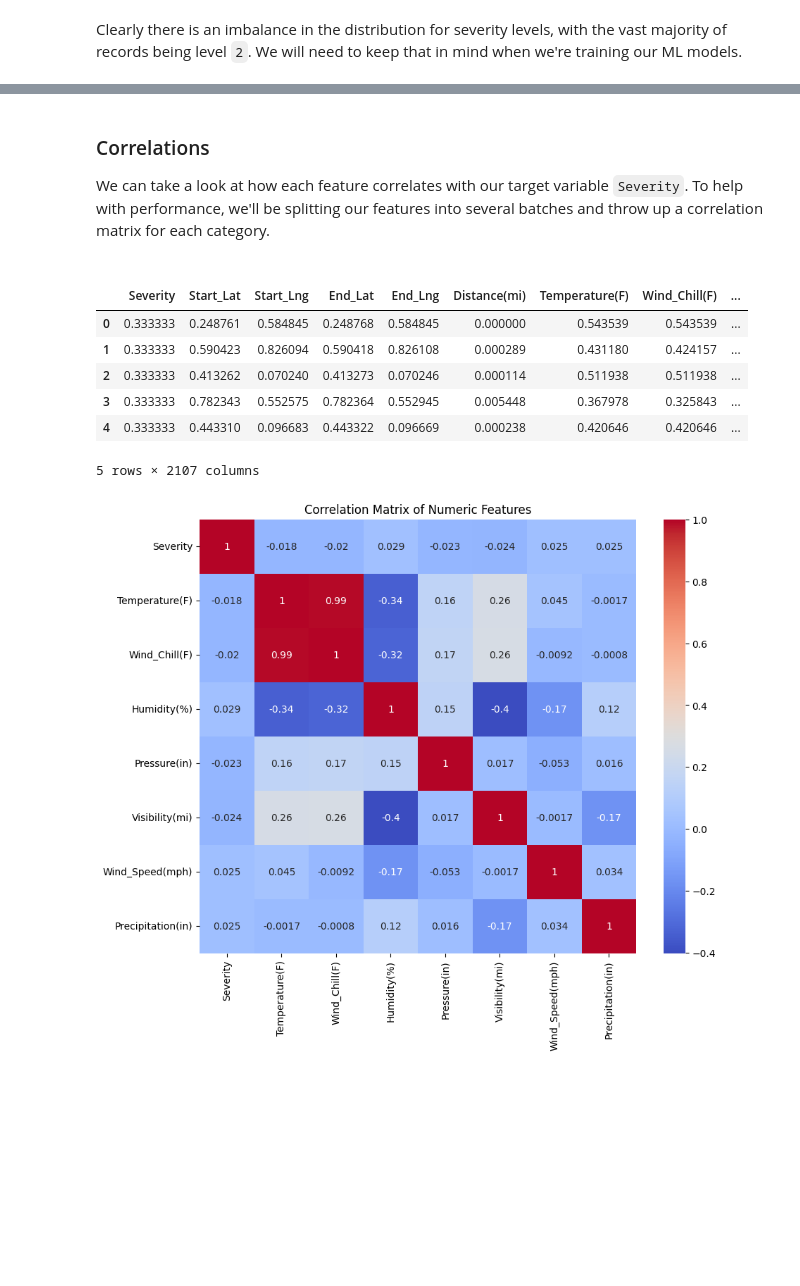
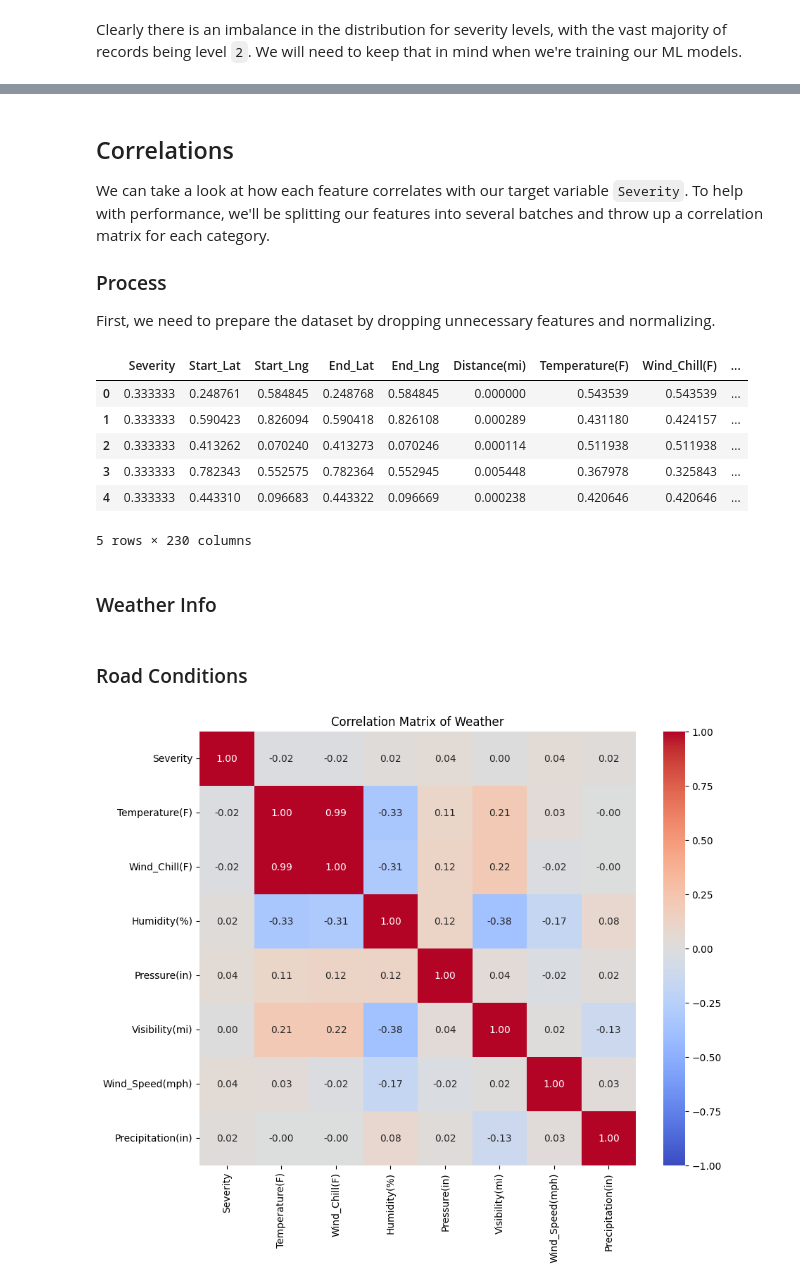
Before and after one commit to tikkikkit21/TrafficAccidentPrediction, a Jupyter notebook: code/numerical_analysis.ipynb, the cells around one changed output, grey strips where cells are left out. Saved outputs shown, nothing was run; the diff lists cells and outputs as text; code cells hidden in the pictures; blank space fills up the shorter version.

Commit message:
Prepare for submission

```diff
--- a/code/numerical_analysis.ipynb
+++ b/code/numerical_analysis.ipynb
@@ -1,8 +4,7 @@
 # %%
 import pandas as pd
-from datetime import datetime
 import matplotlib.pyplot as plt
 import seaborn as sns
 from sklearn.preprocessing import MinMaxScaler
+
+df = pd.read_csv('../data/us_accidents_expanded.csv')
-# %%
-df = pd.read_csv('datasets/us_accidents_expanded.csv')
@@ -34,10 +95,11 @@ we're training our ML models.
 # %% [markdown]
-### Correlations
+## Correlations
 We can take a look at how each feature correlates with our target variable `Severity`.
 To help with performance, we'll be splitting our features into several batches
 and throw up a correlation matrix for each category.
 
-####
+### Process
+First, we need to prepare the dataset by dropping unnecessary features and normalizing.
 # %%
 df_corr = df.copy()
 
@@ -46,10 +108,7 @@ df_corr = df_corr.drop(columns=['Start_Datetime', 'End_Datetime', 'Weather_Times
 # todo, encode time numerically
 
 # drop address information and description
-df_corr = df_corr.drop(columns=['Description', 'Street', 'City', 'County', 'Zipcode'])
-
-# one-hot encode airport code
-df_corr = pd.get_dummies(df_corr, columns=['Airport_Code'])
+df_corr = df_corr.drop(columns=['Description', 'Street', 'City', 'County', 'Zipcode', 'Airport_Code'])
 
 # change day/night to true/false respectively
 day_night = ['Sunrise_Sunset', 'Civil_Twilight', 'Nautical_Twilight', 'Astronomical_Twilight']
@@ -69,23 +128,33 @@ df_corr.head()
 | 2 | 0.333333 | 0.413262 | 0.070240 | 0.413273 | 0.070246 | 0.000114 | 0.511938 | 0.511938 | ... |
 | 3 | 0.333333 | 0.782343 | 0.552575 | 0.782364 | 0.552945 | 0.005448 | 0.367978 | 0.325843 | ... |
 | 4 | 0.333333 | 0.443310 | 0.096683 | 0.443322 | 0.096669 | 0.000238 | 0.420646 | 0.420646 | ... |
-5 rows × 2107 columns
+5 rows × 230 columns
+# %% [markdown]
+### Weather Info
+# %% [markdown]
+### Road Conditions
 # %%
 df_corr_weather = df_corr[[
     'Severity',
     'Temperature(F)',
     'Wind_Chill(F)',
     'Humidity(%)',
     'Pressure(in)',
     'Visibility(mi)',
     'Wind_Speed(mph)',
     'Precipitation(in)'
 ]]
 
 weather_corr = df_corr_weather.corr()
 plt.figure(figsize=(10, 8))
-sns.heatmap(weather_corr, annot=True, cmap='coolwarm')
-plt.title("Correlation Matrix of Numeric Features")
-plt.show()
+sns.heatmap(
+    weather_corr,
+    vmin=-1,
+    vmax=1,
+    fmt='.2f',
+    annot=True,
+    cmap='coolwarm'
+)
+plt.title("Correlation Matrix of Weather");
 # %% [output]
-[figure, old version]
+[figure, new version]
```
Also changed, not shown: parts of 22 cells of this notebook, 7 other files.
